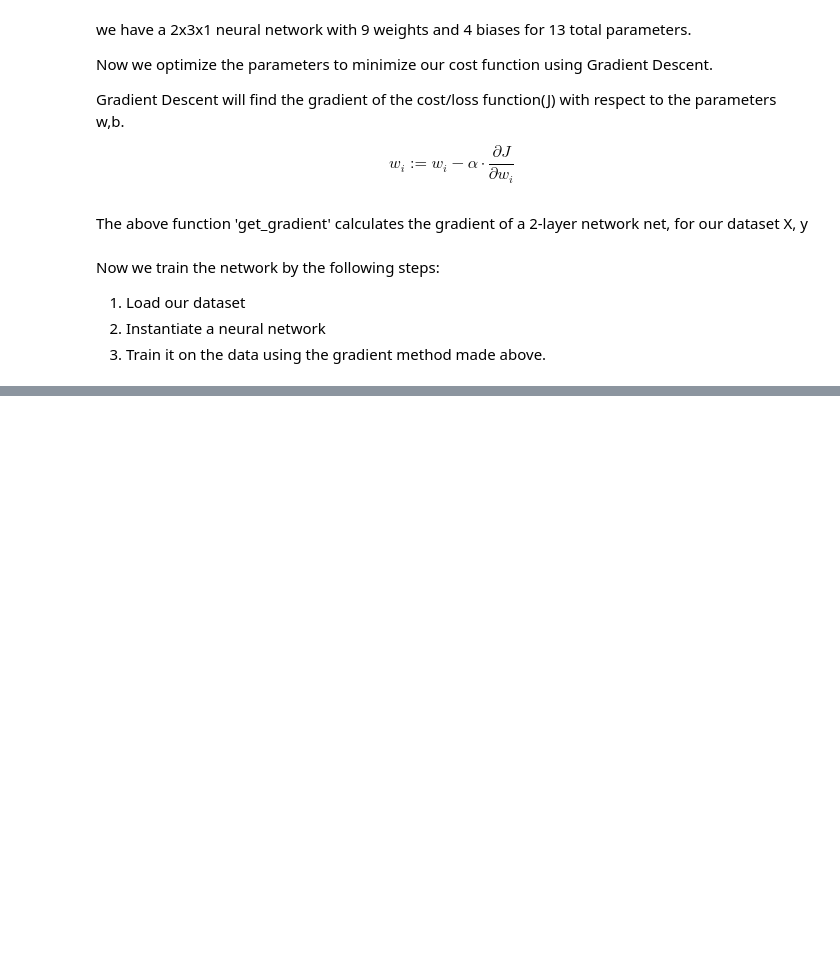
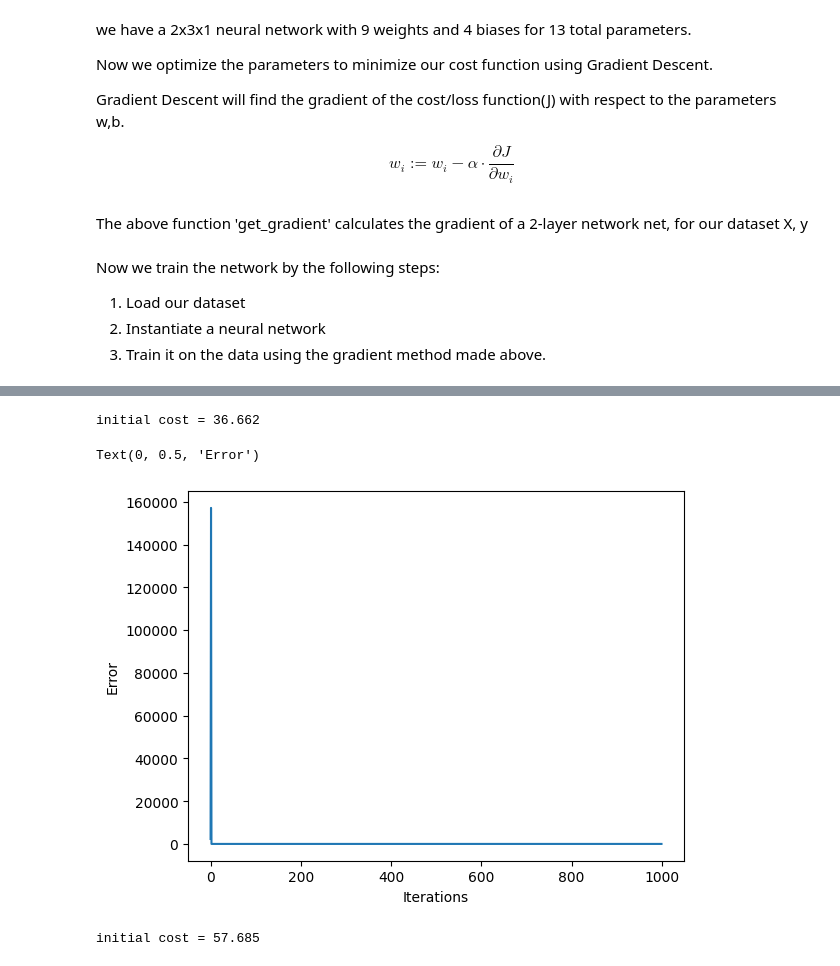
Before and after one commit to tarunkay7/AIML-IIITH, a Jupyter notebook: AIML_Tutorial_Training_a_Neural_Network.ipynb, the cells around one changed output, grey strips where cells are left out. Cells and saved outputs as stored; diff of their text form; code cells hidden in the pictures; blank space fills up the shorter version.

```diff
--- a/AIML_Tutorial_Training_a_Neural_Network.ipynb
+++ b/AIML_Tutorial_Training_a_Neural_Network.ipynb
@@ -522,0 +523,73 @@ Text(0, 0.5, 'Error')
+# %%
+## increasing the number of neurons in the hidden layer
+# load the data and labels
+X, y = data, labels.reshape((len(labels),1))
+
+# it's always a good idea to normalize the data between 0 and 1
+X = X/np.amax(X, axis=0)
+y = y/np.amax(y, axis=0)
+
+# create a 2x10x1 neural net
+net = Neural_Network(2, 20, 1)
+
+# what is the current cost?
+y_orig = net.predict(X)
+init_cost = cost_function(y_orig, y)
+print("initial cost = %0.3f" % init_cost)
+
+# Set the learning rate, and how many epochs (updates) to try
+n_epochs = 1000
+learning_rate = 0.01
+
+# for each epoch, calculate the gradient, then subtract it from the parameters, and save the cost
+errors = []
+for i in range(n_epochs):
+    dw1, dw2 = get_gradient(net, X, y)
+    net.W1 = net.W1 - learning_rate * dw1
+    net.W2 = net.W2 - learning_rate * dw2
+    y_pred = net.predict(X)
+    error = cost_function(y_pred, y)
+    errors.append(error)
+# %% [output]
+initial cost = 36.662
+# %%
+# plotting iterations vs error
+plt.plot(range(0, len(errors)), errors)
+plt.xlabel('Iterations')
+plt.ylabel('Error')
+# %% [output]
+Text(0, 0.5, 'Error')
+[figure, added]
+# %%
+## When the learning rate is high, during gradient decennt the minimal point will be overshot
+
+# load the data and labels
+X, y = data, labels.reshape((len(labels),1))
+
+# it's always a good idea to normalize the data between 0 and 1
+X = X/np.amax(X, axis=0)
+y = y/np.amax(y, axis=0)
+
+# create a 2x3x1 neural net
+net = Neural_Network(2, 3, 1)
+
+# what is the current cost?
+y_orig = net.predict(X)
+init_cost = cost_function(y_orig, y)
+print("initial cost = %0.3f" % init_cost)
+
+# Set the learning rate, and how many epochs (updates) to try
+n_epochs = 2000
+learning_rate = 1
+
+# for each epoch, calculate the gradient, then subtract it from the parameters, and save the cost
+errors = []
+for i in range(n_epochs):
+    dw1, dw2 = get_gradient(net, X, y)
+    net.W1 = net.W1 - learning_rate * dw1
+    net.W2 = net.W2 - learning_rate * dw2
+    y_pred = net.predict(X)
+    error = cost_function(y_pred, y)
+    errors.append(error)
+# %% [output]
+initial cost = 57.685
```
Also changed, not shown: parts of 10 cells of this notebook.
